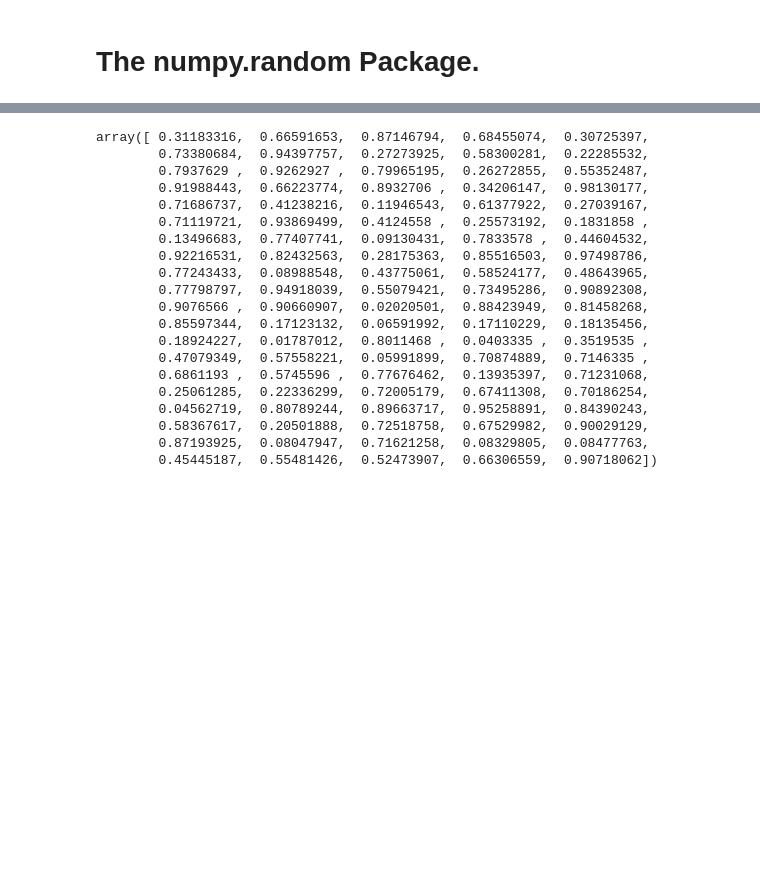
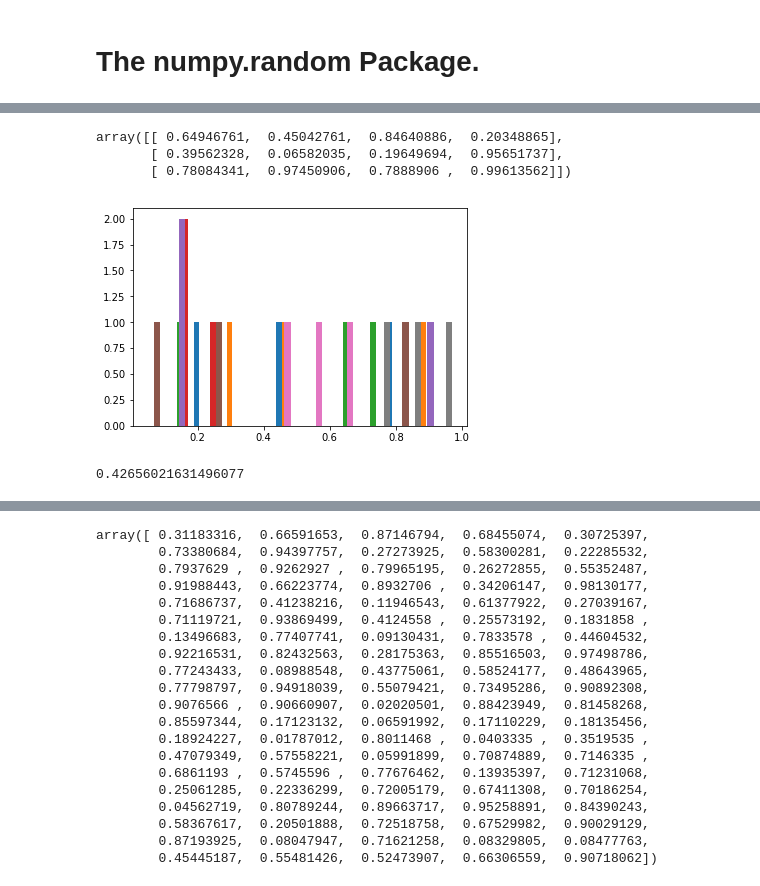
Before and after one commit to AnnemarieMcDonnelltemp/The-numpy.random-package, a Jupyter notebook: The numpy.random package.ipynb, the cells around one changed output, grey strips where cells are left out. Drawn from its saved outputs; the diff is of its cells as text; code cells hidden in the pictures; blank space fills up the shorter version.

Commit message:
The-numpy.random-package

```diff
--- a/The numpy.random package.ipynb
+++ b/The numpy.random package.ipynb
@@ -15,0 +36,8 @@ import numpy as np
+# %%
+import numpy as np #import numpy as np to begin the programme.
+
+np.random.rand(3,4) #an array is delivered, 3 rows consisting of four random numbers between 0 and up to but not including 1.
+# %% [output]
+array([[ 0.64946761,  0.45042761,  0.84640886,  0.20348865],
+       [ 0.39562328,  0.06582035,  0.19649694,  0.95651737],
+       [ 0.78084341,  0.97450906,  0.7888906 ,  0.99613562]])
@@ -15,0 +46,11 @@ import numpy as np
+# %%
+#to plot in pictorial form
+x=np.random.rand (3,4)
+plt.hist(x)
+plt.show()
+# %% [output]
+[figure, added]
+# %%
+np.random.rand() #if no values are inputted into the brackets, a single float is returned.
+# %% [output]
+0.42656021631496077
```
Also changed, not shown: parts of 28 cells of this notebook, 1 other file.
